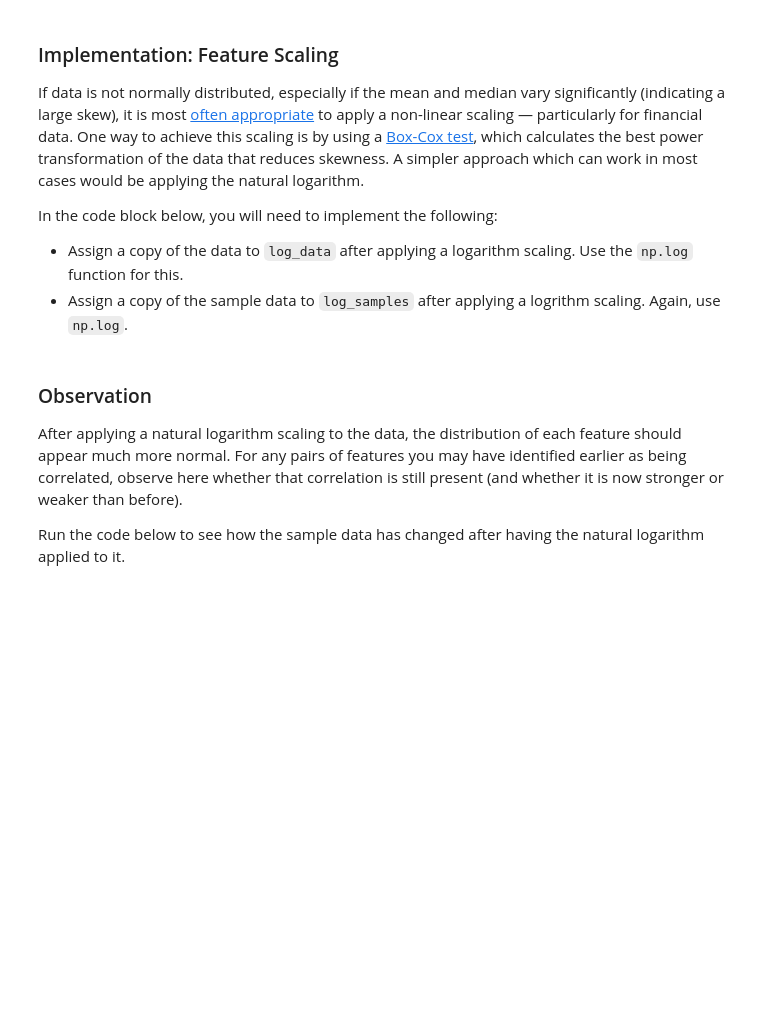
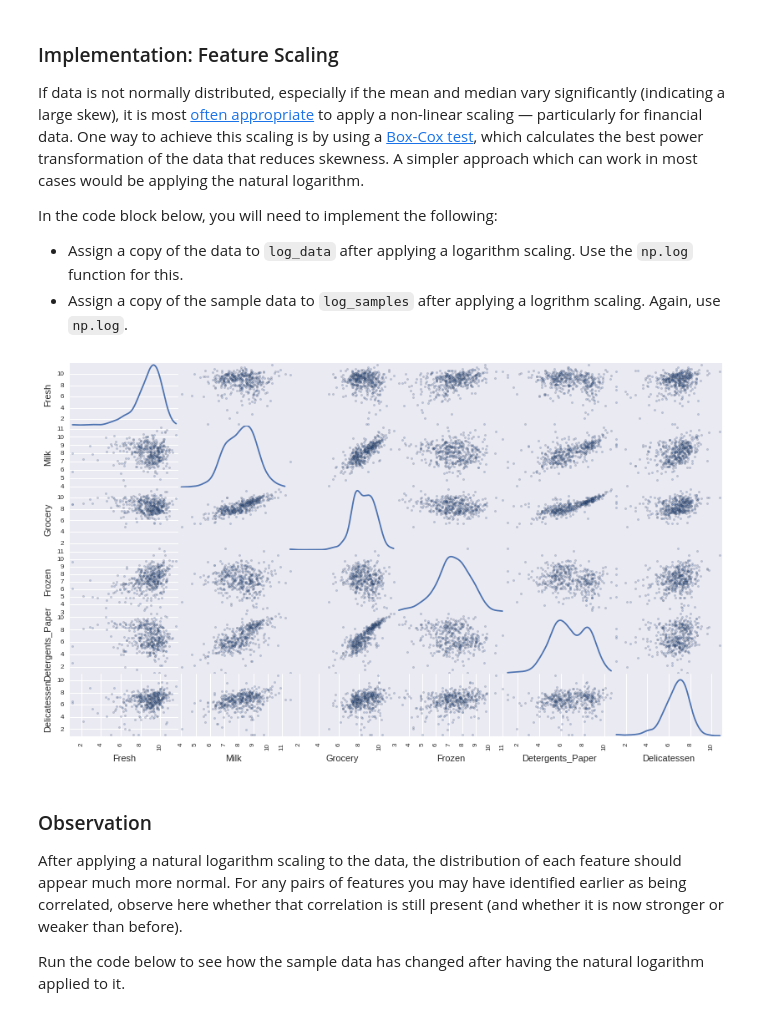
Before and after one commit to ibratface/machine-learning, a Jupyter notebook: projects/creating_customer_segments/customer_segments.ipynb, the cells around one changed output. Drawn from its saved outputs; the diff is of its cells as text; code cells hidden in the pictures; blank space fills up the shorter version.

```diff
--- a/projects/creating_customer_segments/customer_segments.ipynb
+++ b/projects/creating_customer_segments/customer_segments.ipynb
@@ -182,13 +206,15 @@ In the code block below, you will need to implement the following:
  - Assign a copy of the sample data to `log_samples` after applying a logrithm scaling. Again, use `np.log`.
 # %%
 # TODO: Scale the data using the natural logarithm
-log_data = None
+log_data = np.log(data)
 
 # TODO: Scale the sample data using the natural logarithm
-log_samples = None
+log_samples = np.log(samples)
 
 # Produce a scatter matrix for each pair of newly-transformed features
 pd.scatter_matrix(log_data, alpha = 0.3, figsize = (14,8), diagonal = 'kde');
+# %% [output]
+[figure, added]
 # %% [markdown]
 ### Observation
 After applying a natural logarithm scaling to the data, the distribution of each feature should appear much more normal. For any pairs of features you may have identified earlier as being correlated, observe here whether that correlation is still present (and whether it is now stronger or weaker than before).
```
Also changed, not shown: parts of 14 cells of this notebook.
